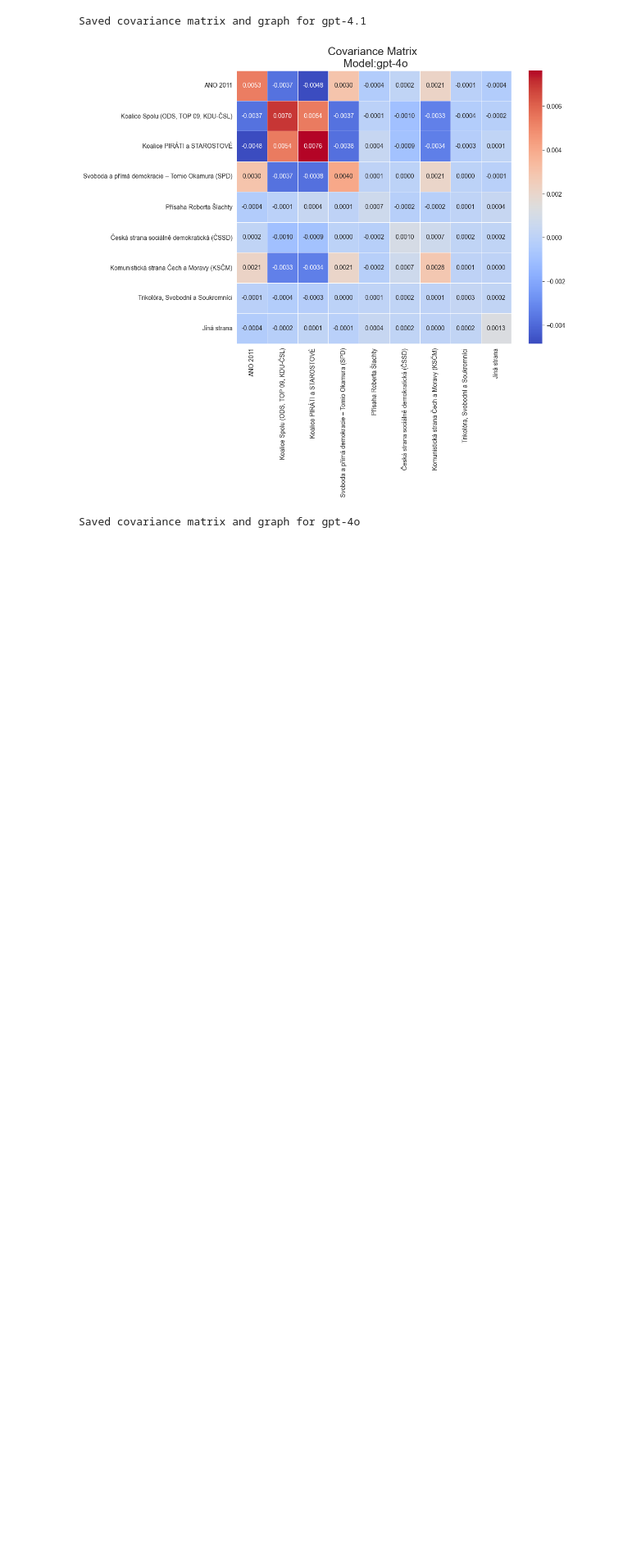
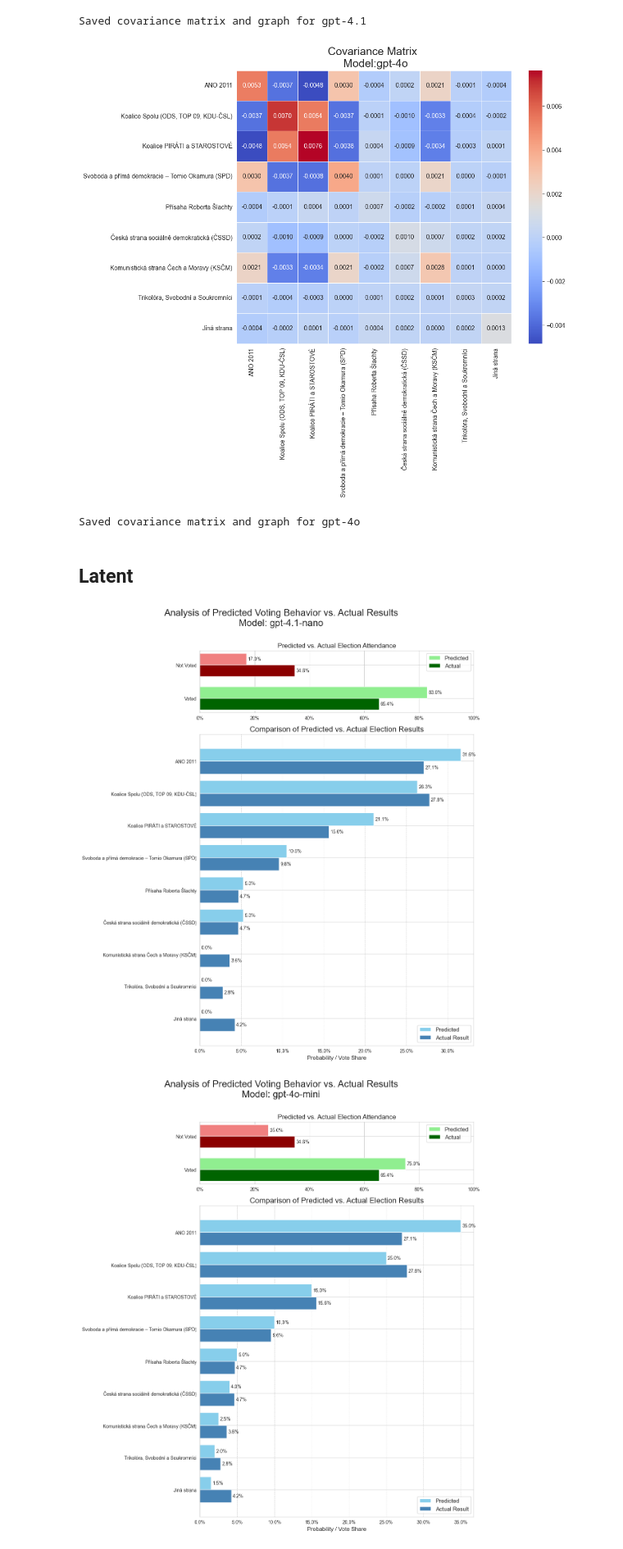
Before and after one commit to 11NIKTO11/Panel_LLM, a Jupyter notebook: Result_analysis.ipynb, the cells around one changed output. Shown at 82% size. Drawn from its saved outputs; the diff is of its cells as text; code cells hidden in the pictures; blank space fills up the shorter version.

Commit message:
Model preferences implemented

```diff
--- a/Result_analysis.ipynb
+++ b/Result_analysis.ipynb
@@ -300,3 +300,19 @@ Saved covariance matrix and graph for gpt-4o-mini
 Saved covariance matrix and graph for gpt-4.1
 [figure]
 Saved covariance matrix and graph for gpt-4o
+# %% [markdown]
+## Latent
+# %%
+latent_results_df = pd.read_csv(f"results/LatentPreferences.csv")
+for idx,result in latent_results_df.iterrows():
+    model = result['model']
+    fig = Visualization_Utils.visualize_comprehensive_results(
+        result,
+        actual_results_country,
+        Data_Utils.PARTY_COLUMNS_2021,
+        model_name= model, actual_is_claimed=False
+    )
+    fig.savefig(f"graphs/latent_{model}.png")
+# %% [output]
+[figure, added]
+[figure, added]
```
Also changed, not shown: parts of 4 cells of this notebook, 5 other files.
